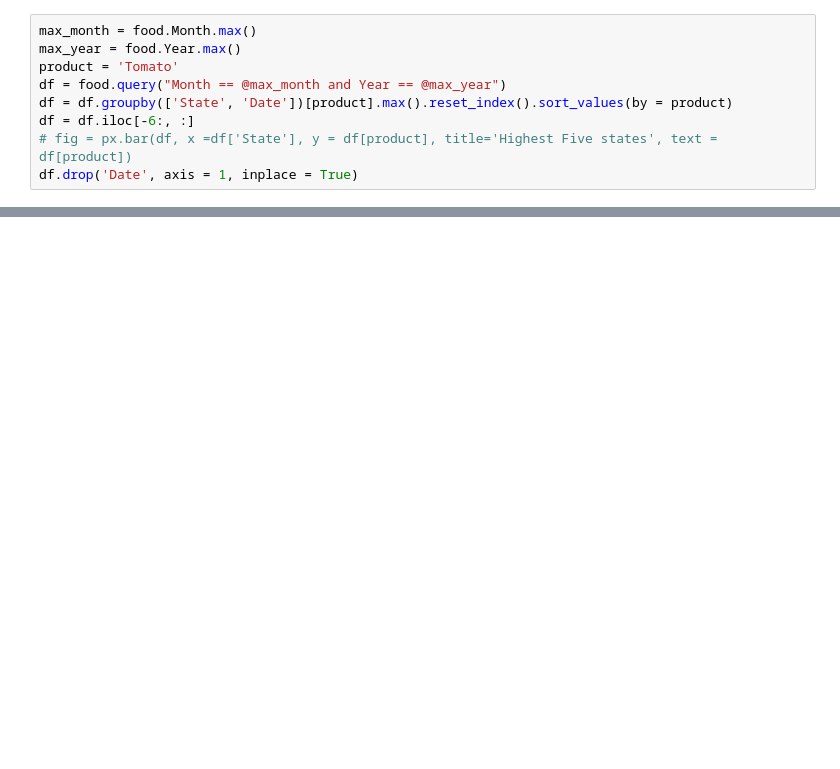
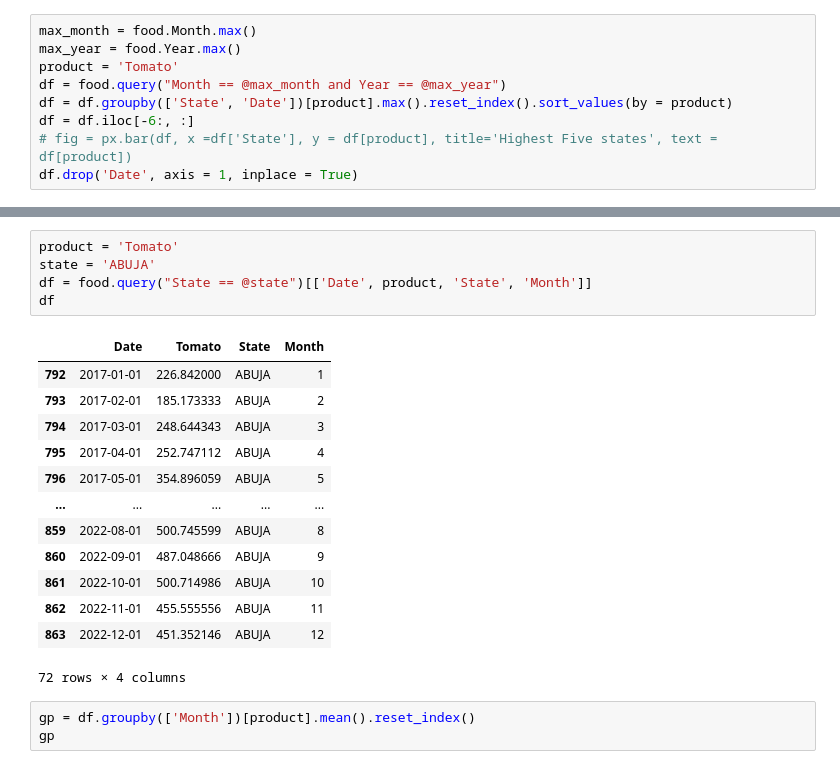
Before and after one commit to zalihat/Nigerian-Price-Watch, a Jupyter notebook: Dashboard/Untitled.ipynb, the cells around one changed output, grey strips where cells are left out. Drawn from its saved outputs; the diff is of its cells as text; blank space fills up the shorter version.

```diff
--- a/Dashboard/Untitled.ipynb
+++ b/Dashboard/Untitled.ipynb
@@ -384,0 +354,22 @@ fig.show()
+# %%
+product = 'Tomato'
+state = 'ABUJA'
+df = food.query("State == @state")[['Date', product, 'State', 'Month']]
+df
+# %% [output]
+|  | Date | Tomato | State | Month |
+| 792 | 2017-01-01 | 226.842000 | ABUJA | 1 |
+| 793 | 2017-02-01 | 185.173333 | ABUJA | 2 |
+| 794 | 2017-03-01 | 248.644343 | ABUJA | 3 |
+| 795 | 2017-04-01 | 252.747112 | ABUJA | 4 |
+| 796 | 2017-05-01 | 354.896059 | ABUJA | 5 |
+| ... | ... | ... | ... | ... |
+| 859 | 2022-08-01 | 500.745599 | ABUJA | 8 |
+| 860 | 2022-09-01 | 487.048666 | ABUJA | 9 |
+| 861 | 2022-10-01 | 500.714986 | ABUJA | 10 |
+| 862 | 2022-11-01 | 455.555556 | ABUJA | 11 |
+| 863 | 2022-12-01 | 451.352146 | ABUJA | 12 |
+72 rows × 4 columns
+# %%
+gp = df.groupby(['Month'])[product].mean().reset_index()
+gp
```
Also changed, not shown: parts of 52 cells of this notebook, 2 other files.
